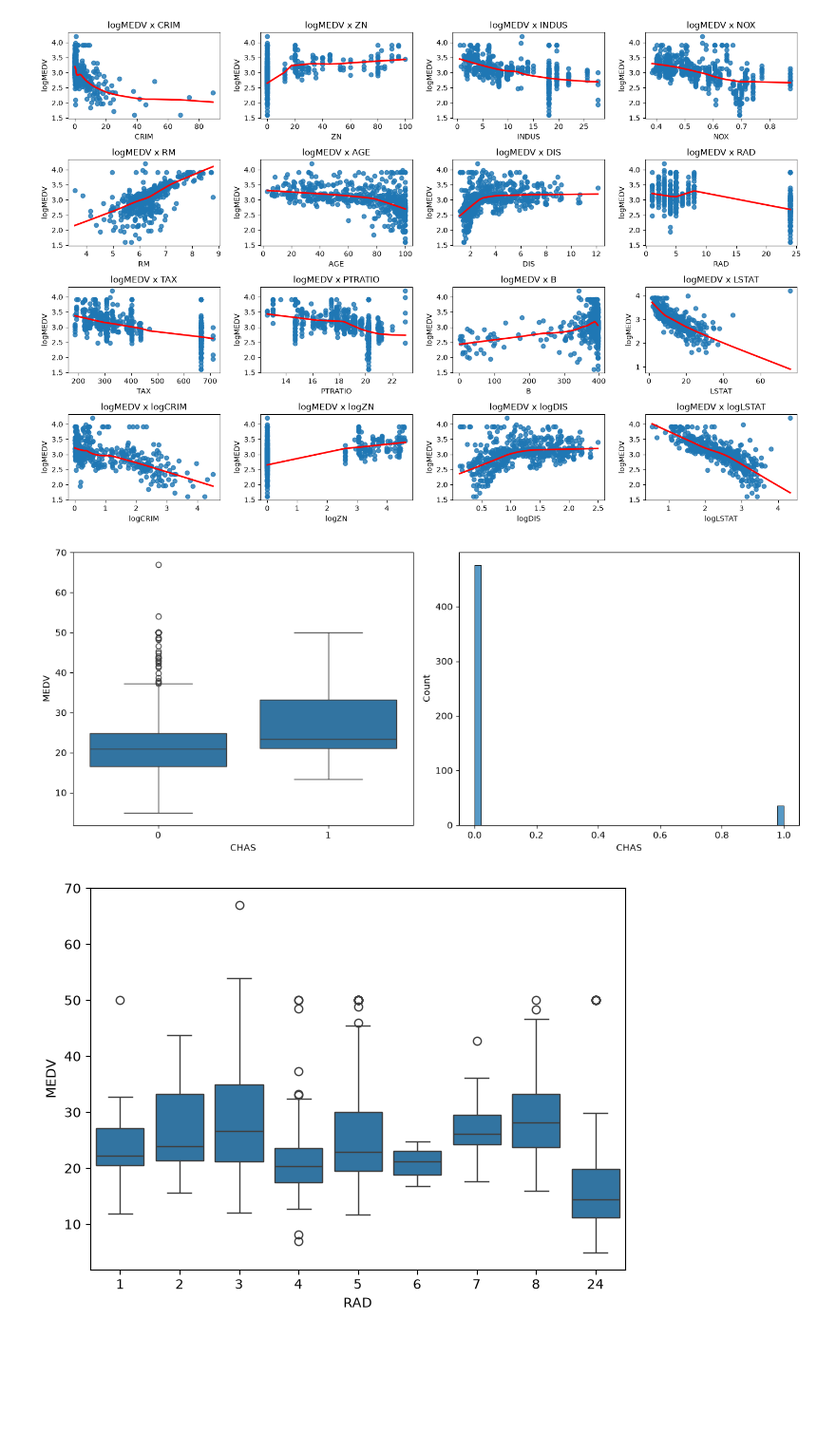
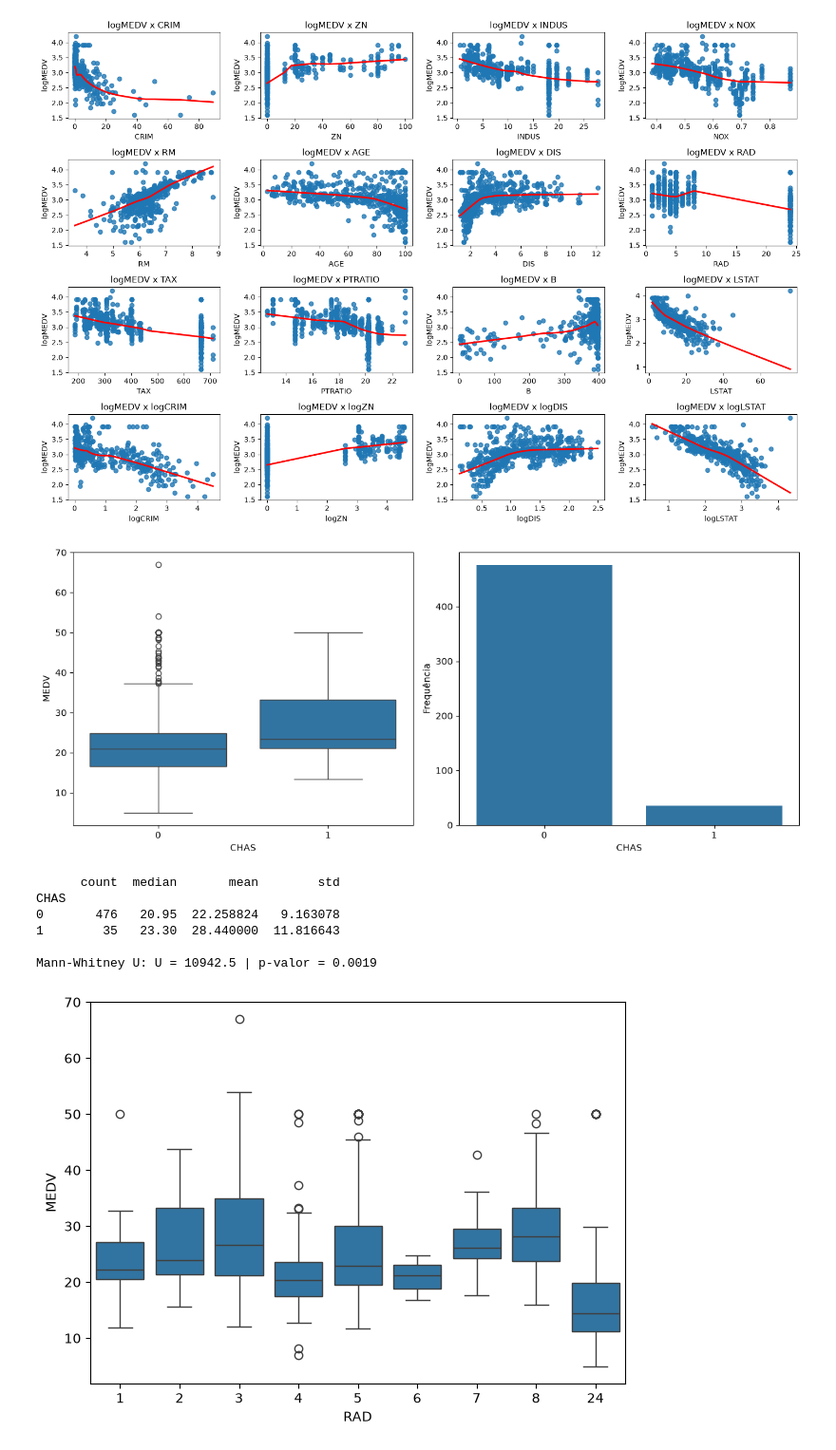
Before and after one commit to Luizeduardo1424/Boston-Housing-RLM, a Jupyter notebook: notebooks/EDA.ipynb, the cells around one changed output. Shown at 95% size. Saved outputs shown, nothing was run; the diff lists cells and outputs as text; code cells hidden in the pictures; blank space fills up the shorter version.

```diff
--- a/notebooks/EDA.ipynb
+++ b/notebooks/EDA.ipynb
@@ -93,6 +94,9 @@ output_fig_dir = '../results/figures'
 os.makedirs(output_fig_dir, exist_ok=True)
 # %%
 df = pd.read_csv("../data/housing.csv")
+
+# CHAS é uma variável indicadora (0/1): tratada como categórica, não contínua
+df["CHAS"] = df["CHAS"].astype("category")
 # %%
 def gerar_subplot_hist(variaveis: list[str], size: tuple[int, int], name: str):
 
@@ -350,35 +368,53 @@ gerar_subplot_regplot(
 # %%
 fig, axes = plt.subplots(
     nrows=1,
     ncols=2,
     figsize=(12, 5)
 )
 
 axes = axes.ravel()
 
 sns.boxplot(
     data=df,
     x='CHAS',
     y='MEDV',
     ax=axes[0]
 )
 
-sns.histplot(
+sns.countplot(
     data=df,
     x='CHAS',
     ax=axes[1]
 )
+
+axes[1].set_ylabel('Frequência')
 
 plt.tight_layout()
 
 plt.savefig(
     f'{output_fig_dir}/MEDV_vs_CHAS.png',
     dpi=300
 )
 
 plt.show()
 # %% [output]
-[figure, old version]
+[figure, new version]
+# %%
+resumo_chas = df.groupby('CHAS', observed=True)['MEDV'].agg(['count', 'median', 'mean', 'std'])
+print(resumo_chas)
+
+medv_chas_0 = df.loc[df['CHAS'] == 0, 'MEDV']
+medv_chas_1 = df.loc[df['CHAS'] == 1, 'MEDV']
+
+estatistica, p_valor = mannwhitneyu(medv_chas_1, medv_chas_0, alternative='two-sided')
+print(f"\nMann-Whitney U: U = {estatistica:.1f} | p-valor = {p_valor:.4f}")
+# %% [output]
+      count  median       mean        std
+CHAS
+0       476   20.95  22.258824   9.163078
+1        35   23.30  28.440000  11.816643
+
+Mann-Whitney U: U = 10942.5 | p-valor = 0.0019
 # %%
 sns.boxplot(
     data=df,
```
Also changed, not shown: parts of 14 cells of this notebook, 1 other file.
